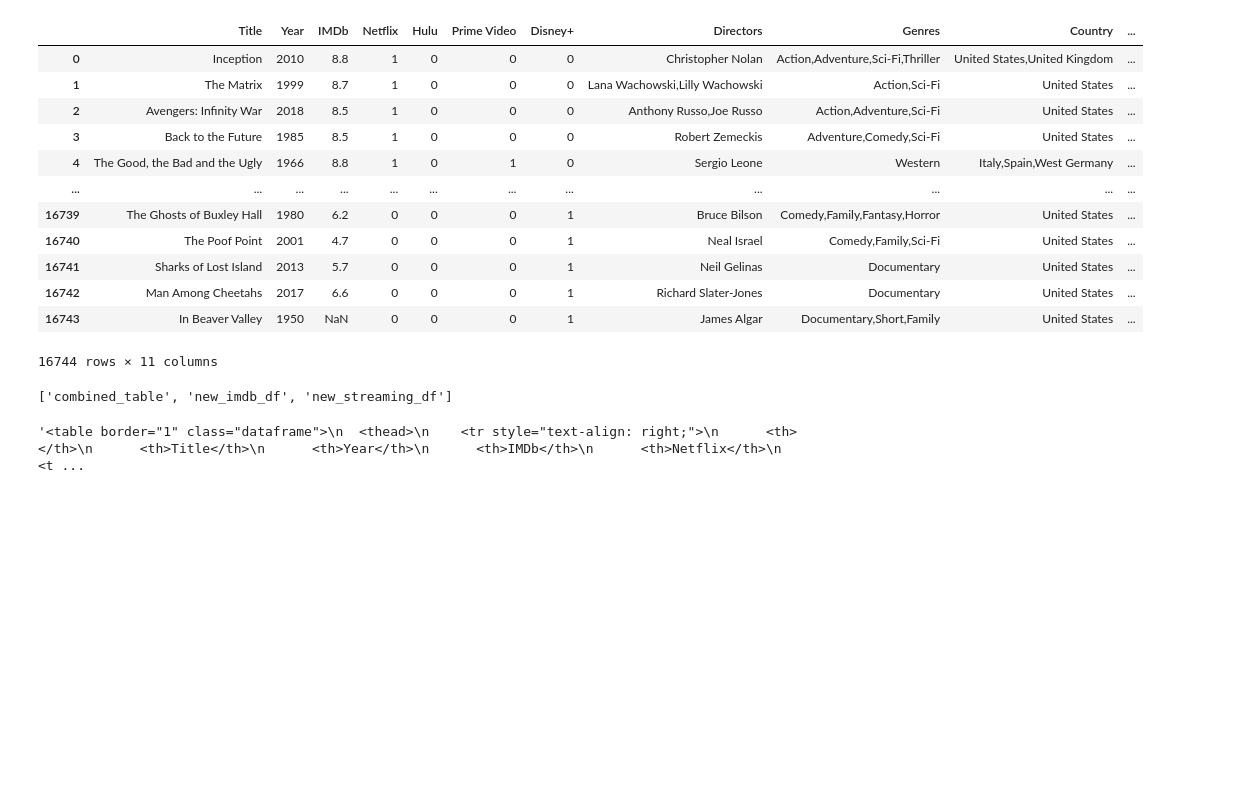
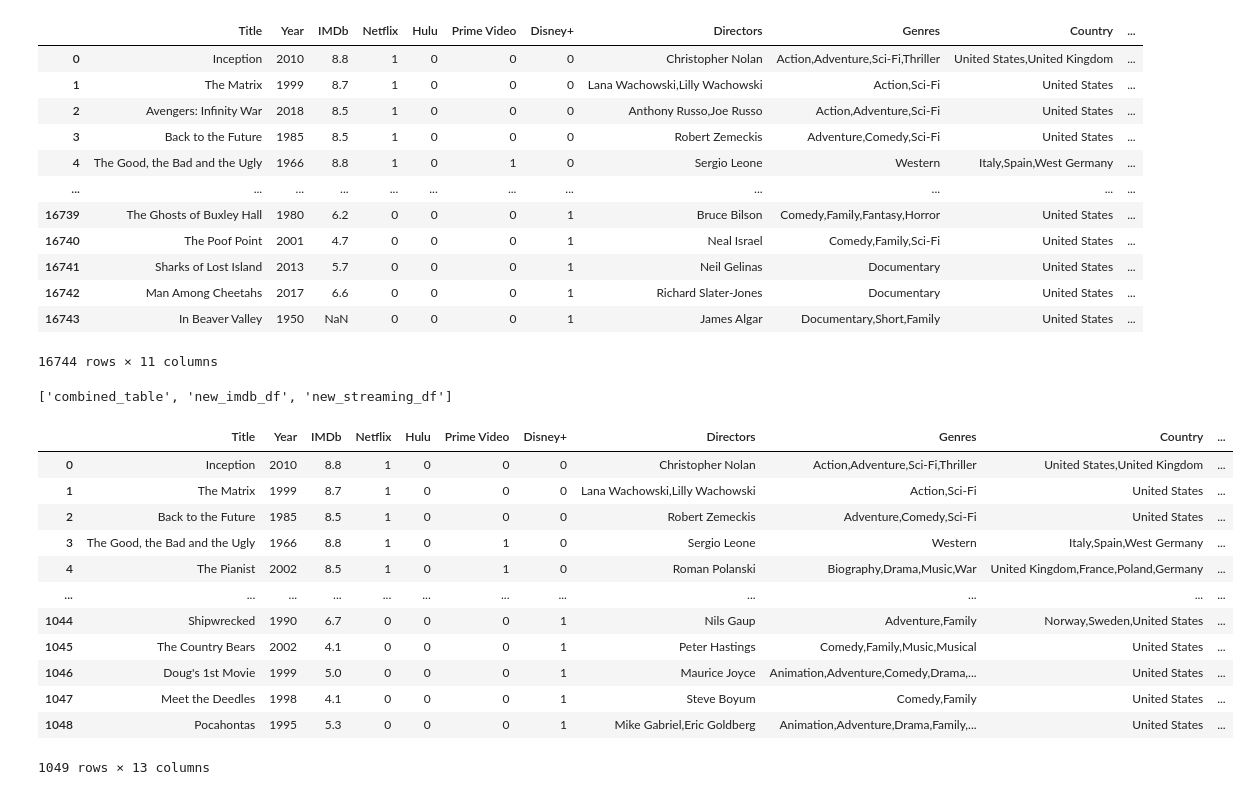
Before and after one commit to MBoerenko/ETL_Project, a Jupyter notebook: Database.ipynb, the cells around one changed output. Saved outputs shown, nothing was run; the diff lists cells and outputs as text; code cells hidden in the pictures; blank space fills up the shorter version.

```diff
--- a/Database.ipynb
+++ b/Database.ipynb
@@ -103,4 +102,17 @@ table_html = combined_table.to_html()
-# %%
-table_html
-# %% [output]
-'<table border="1" class="dataframe">\n  <thead>\n    <tr style="text-align: right;">\n      <th></th>\n      <th>Title</th>\n      <th>Year</th>\n      <th>IMDb</th>\n      <th>Netflix</th>\n      <t ...
+# %%
+#ensure combined table reads correctly
+pd.read_sql('select * from combined_table', con=engine)
+# %% [output]
+|  | Title | Year | IMDb | Netflix | Hulu | Prime Video | Disney+ | Directors | Genres | Country | ... |
+| 0 | Inception | 2010 | 8.8 | 1 | 0 | 0 | 0 | Christopher Nolan | Action,Adventure,Sci-Fi,Thriller | United States,United Kingdom | ... |
+| 1 | The Matrix | 1999 | 8.7 | 1 | 0 | 0 | 0 | Lana Wachowski,Lilly Wachowski | Action,Sci-Fi | United States | ... |
+| 2 | Back to the Future | 1985 | 8.5 | 1 | 0 | 0 | 0 | Robert Zemeckis | Adventure,Comedy,Sci-Fi | United States | ... |
+| 3 | The Good, the Bad and the Ugly | 1966 | 8.8 | 1 | 0 | 1 | 0 | Sergio Leone | Western | Italy,Spain,West Germany | ... |
+| 4 | The Pianist | 2002 | 8.5 | 1 | 0 | 1 | 0 | Roman Polanski | Biography,Drama,Music,War | United Kingdom,France,Poland,Germany | ... |
+| ... | ... | ... | ... | ... | ... | ... | ... | ... | ... | ... | ... |
+| 1044 | Shipwrecked | 1990 | 6.7 | 0 | 0 | 0 | 1 | Nils Gaup | Adventure,Family | Norway,Sweden,United States | ... |
+| 1045 | The Country Bears | 2002 | 4.1 | 0 | 0 | 0 | 1 | Peter Hastings | Comedy,Family,Music,Musical | United States | ... |
+| 1046 | Doug's 1st Movie | 1999 | 5.0 | 0 | 0 | 0 | 1 | Maurice Joyce | Animation,Adventure,Comedy,Drama,... | United States | ... |
+| 1047 | Meet the Deedles | 1998 | 4.1 | 0 | 0 | 0 | 1 | Steve Boyum | Comedy,Family | United States | ... |
+| 1048 | Pocahontas | 1995 | 5.3 | 0 | 0 | 0 | 1 | Mike Gabriel,Eric Goldberg | Animation,Adventure,Drama,Family,... | United States | ... |
+1049 rows × 13 columns
```
Also changed, not shown: parts of 6 cells of this notebook, 7 other files.
